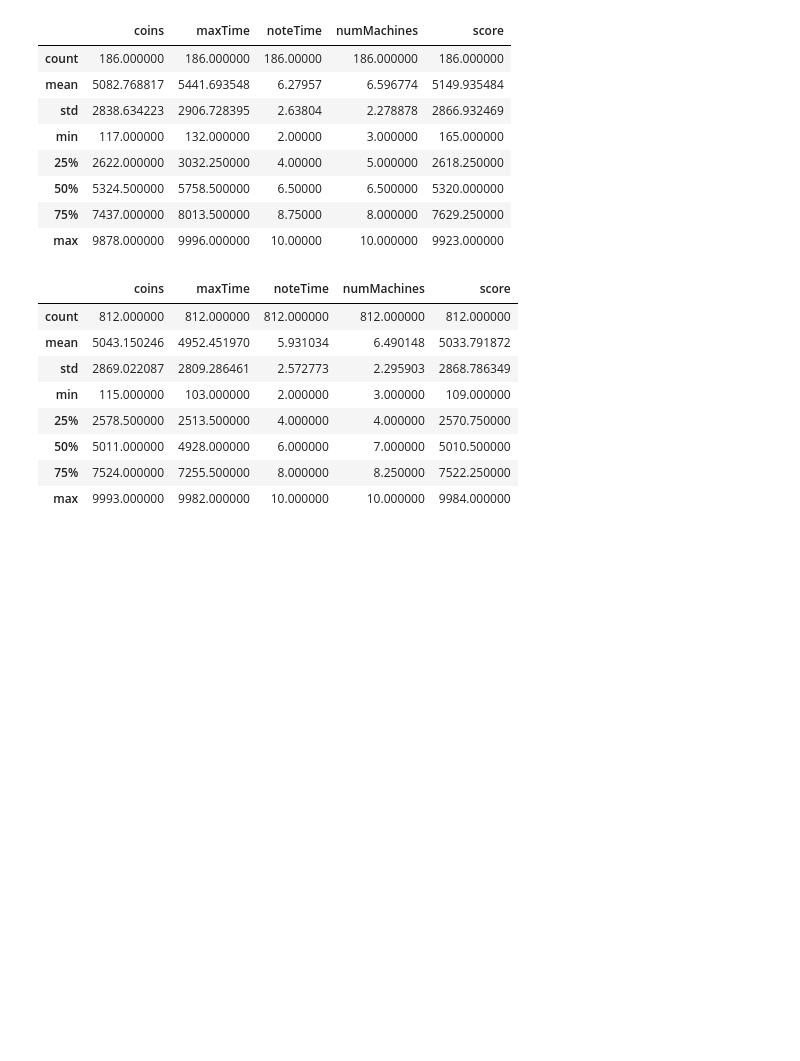
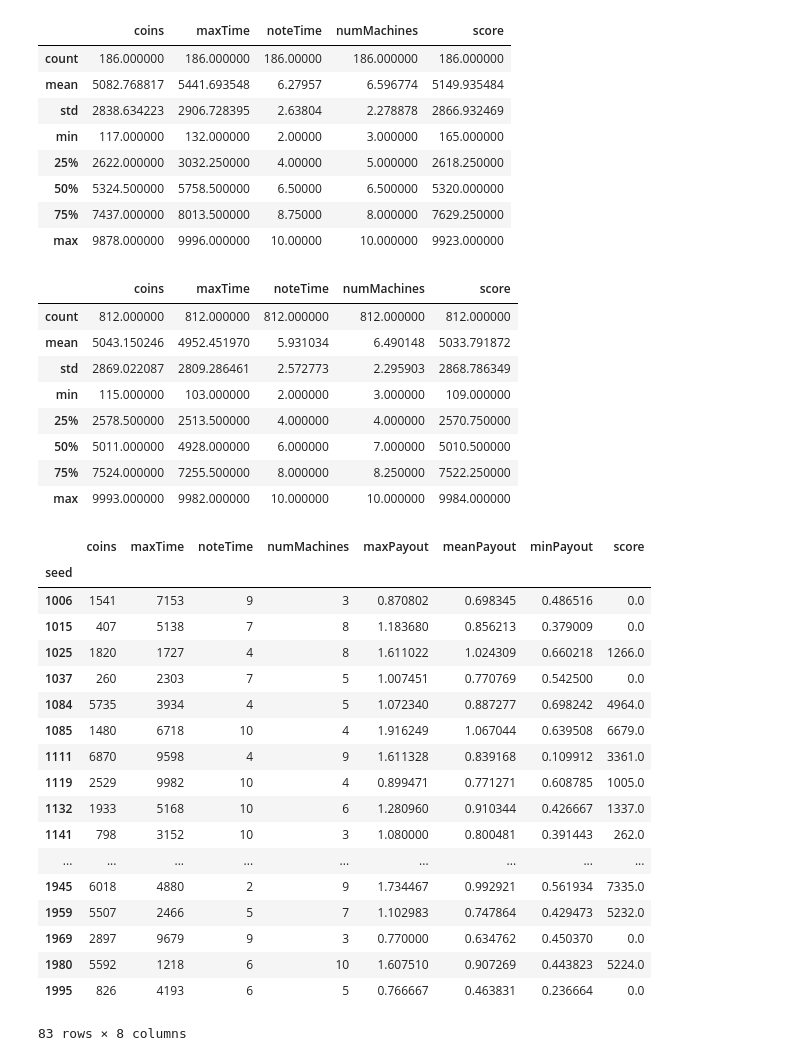
Before and after one commit to threepipes/mm99, a Jupyter notebook: jupyter/scoring.ipynb, the cells around one changed output. Drawn from its saved outputs; the diff is of its cells as text; code cells hidden in the pictures; blank space fills up the shorter version.

```diff
--- a/jupyter/scoring.ipynb
+++ b/jupyter/scoring.ipynb
@@ -177,3 +177,25 @@ csv[df['result_0318_144711.csv'] > df['result_0318_155530.csv']].describe()
 | 50% | 5011.000000 | 4928.000000 | 6.000000 | 7.000000 | 5010.500000 |
 | 75% | 7524.000000 | 7255.500000 | 8.000000 | 8.250000 | 7522.250000 |
 | max | 9993.000000 | 9982.000000 | 10.000000 | 10.000000 | 9984.000000 |
+# %%
+csv[df['result_0318_222355.csv'] > df['result_0318_224413.csv'] * 1.2]
+# %% [output]
+|  | coins | maxTime | noteTime | numMachines | maxPayout | meanPayout | minPayout | score |
+| seed |  |  |  |  |  |  |  |  |
+| 1006 | 1541 | 7153 | 9 | 3 | 0.870802 | 0.698345 | 0.486516 | 0.0 |
+| 1015 | 407 | 5138 | 7 | 8 | 1.183680 | 0.856213 | 0.379009 | 0.0 |
+| 1025 | 1820 | 1727 | 4 | 8 | 1.611022 | 1.024309 | 0.660218 | 1266.0 |
+| 1037 | 260 | 2303 | 7 | 5 | 1.007451 | 0.770769 | 0.542500 | 0.0 |
+| 1084 | 5735 | 3934 | 4 | 5 | 1.072340 | 0.887277 | 0.698242 | 4964.0 |
+| 1085 | 1480 | 6718 | 10 | 4 | 1.916249 | 1.067044 | 0.639508 | 6679.0 |
+| 1111 | 6870 | 9598 | 4 | 9 | 1.611328 | 0.839168 | 0.109912 | 3361.0 |
+| 1119 | 2529 | 9982 | 10 | 4 | 0.899471 | 0.771271 | 0.608785 | 1005.0 |
+| 1132 | 1933 | 5168 | 10 | 6 | 1.280960 | 0.910344 | 0.426667 | 1337.0 |
+| 1141 | 798 | 3152 | 10 | 3 | 1.080000 | 0.800481 | 0.391443 | 262.0 |
+| ... | ... | ... | ... | ... | ... | ... | ... | ... |
+| 1945 | 6018 | 4880 | 2 | 9 | 1.734467 | 0.992921 | 0.561934 | 7335.0 |
+| 1959 | 5507 | 2466 | 5 | 7 | 1.102983 | 0.747864 | 0.429473 | 5232.0 |
+| 1969 | 2897 | 9679 | 9 | 3 | 0.770000 | 0.634762 | 0.450370 | 0.0 |
+| 1980 | 5592 | 1218 | 6 | 10 | 1.607510 | 0.907269 | 0.443823 | 5224.0 |
+| 1995 | 826 | 4193 | 6 | 5 | 0.766667 | 0.463831 | 0.236664 | 0.0 |
+83 rows × 8 columns
```
Also changed, not shown: parts of 6 cells of this notebook, 4 other files.
